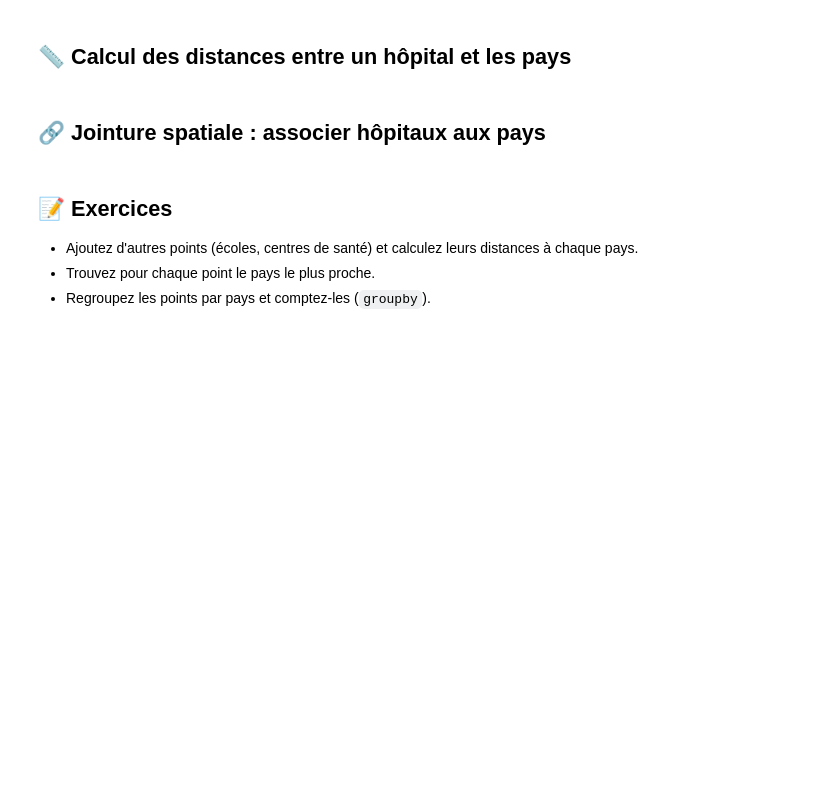
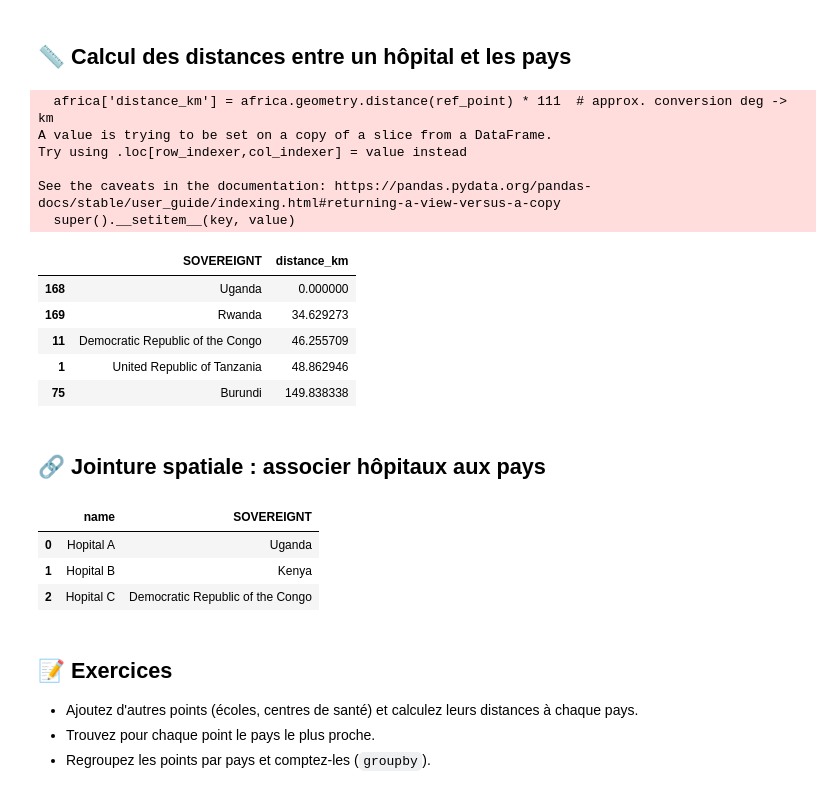
Before and after one commit to DestinBir/Python_Course_For_DataScientist, a Jupyter notebook: Semaine_6/jour12_analyse_spatiale_avancee.ipynb, the cells around one changed output. Cells and saved outputs as stored; diff of their text form; code cells hidden in the pictures; blank space fills up the shorter version.

```diff
--- a/Semaine_6/jour12_analyse_spatiale_avancee.ipynb
+++ b/Semaine_6/jour12_analyse_spatiale_avancee.ipynb
@@ -42,13 +62,31 @@ africa[['name', 'centroid']].head()
 # %%
 from shapely.ops import nearest_points
 ref_point = hospitals.geometry[0]  # Hopital A
 africa['distance_km'] = africa.geometry.distance(ref_point) * 111  # approx. conversion deg -> km
-africa[['name', 'distance_km']].sort_values('distance_km').head()
+africa[['SOVEREIGNT', 'distance_km']].sort_values('distance_km').head()
+# %% [output]
+  africa['distance_km'] = africa.geometry.distance(ref_point) * 111  # approx. conversion deg -> km
+A value is trying to be set on a copy of a slice from a DataFrame.
+Try using .loc[row_indexer,col_indexer] = value instead
+
+See the caveats in the documentation: https://pandas.pydata.org/pandas-docs/stable/user_guide/indexing.html#returning-a-view-versus-a-copy
+  super().__setitem__(key, value)
+|  | SOVEREIGNT | distance_km |
+| 168 | Uganda | 0.000000 |
+| 169 | Rwanda | 34.629273 |
+| 11 | Democratic Republic of the Congo | 46.255709 |
+| 1 | United Republic of Tanzania | 48.862946 |
+| 75 | Burundi | 149.838338 |
 # %% [markdown]
 ## 🔗 Jointure spatiale : associer hôpitaux aux pays
 # %%
 joined = gpd.sjoin(hospitals, africa, how='left', predicate='within')
-joined[['name', 'name_right']]
+joined[['name', 'SOVEREIGNT']]
+# %% [output]
+|  | name | SOVEREIGNT |
+| 0 | Hopital A | Uganda |
+| 1 | Hopital B | Kenya |
+| 2 | Hopital C | Democratic Republic of the Congo |
 # %% [markdown]
 ## 📝 Exercices
 - Ajoutez d'autres points (écoles, centres de santé) et calculez leurs distances à chaque pays.
```
Also changed, not shown: parts of 4 cells of this notebook, 13 other files.
